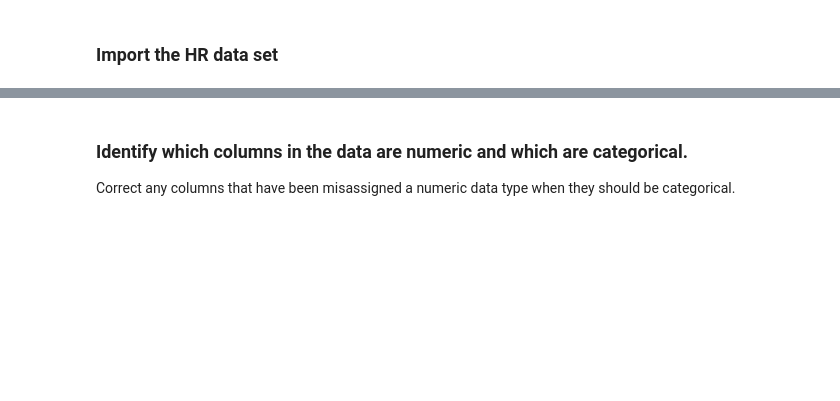
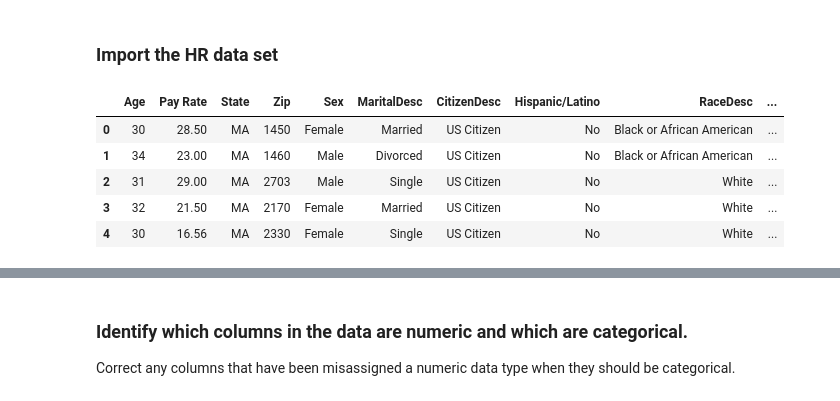
Before and after one commit to jhl126/Thinkful_work, a Jupyter notebook: Thinkful/Pairwork/10-6-20pair_work/Day 52 Lecture 1 MCA and FAMD Assignment.ipynb, the cells around one changed output, grey strips where cells are left out. Cells and saved outputs as stored; diff of their text form; code cells hidden in the pictures; blank space fills up the shorter version.

```diff
--- a/Thinkful/Pairwork/10-6-20pair_work/Day 52 Lecture 1 MCA and FAMD Assignment.ipynb
+++ b/Thinkful/Pairwork/10-6-20pair_work/Day 52 Lecture 1 MCA and FAMD Assignment.ipynb
@@ -11,0 +36,11 @@ data_url = 'https://drive.google.com/file/d/1DdwoOD_JfheYWG4xVFvYjEiqj2usZ52P/ex
+# %%
+filepath = "C:/Users/jlim7/OneDrive/Documents/GitHub/Thinkful_work/Thinkful/Data/hr_dataset.csv"
+hr = pd.read_csv(filepath)
+hr.head()
+# %% [output]
+|  | Age | Pay Rate | State | Zip | Sex | MaritalDesc | CitizenDesc | Hispanic/Latino | RaceDesc | ... |
+| 0 | 30 | 28.50 | MA | 1450 | Female | Married | US Citizen | No | Black or African American | ... |
+| 1 | 34 | 23.00 | MA | 1460 | Male | Divorced | US Citizen | No | Black or African American | ... |
+| 2 | 31 | 29.00 | MA | 2703 | Male | Single | US Citizen | No | White | ... |
+| 3 | 32 | 21.50 | MA | 2170 | Female | Married | US Citizen | No | White | ... |
+| 4 | 30 | 16.56 | MA | 2330 | Female | Single | US Citizen | No | White | ... |
```
Also changed, not shown: parts of 18 cells of this notebook, 1 other file.
